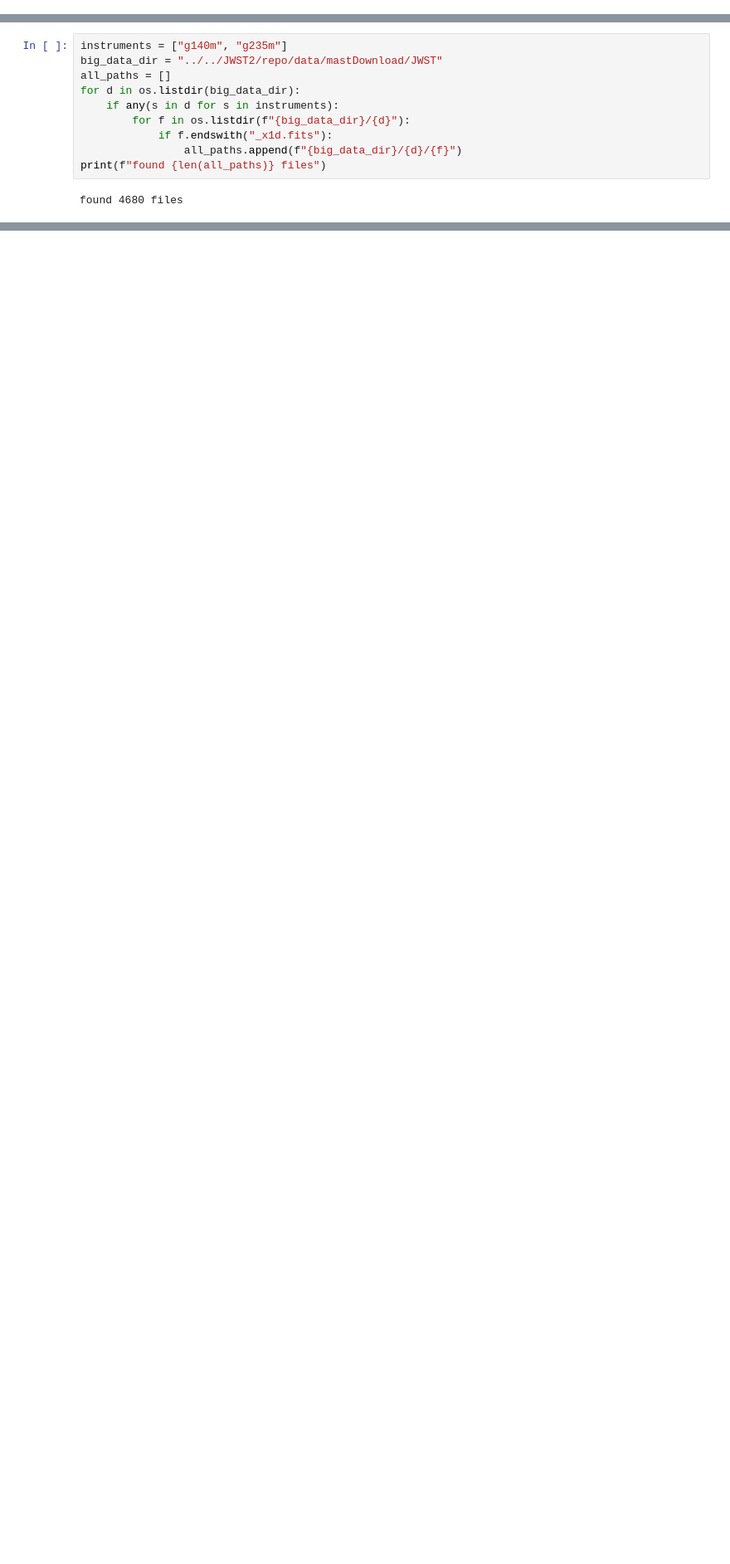
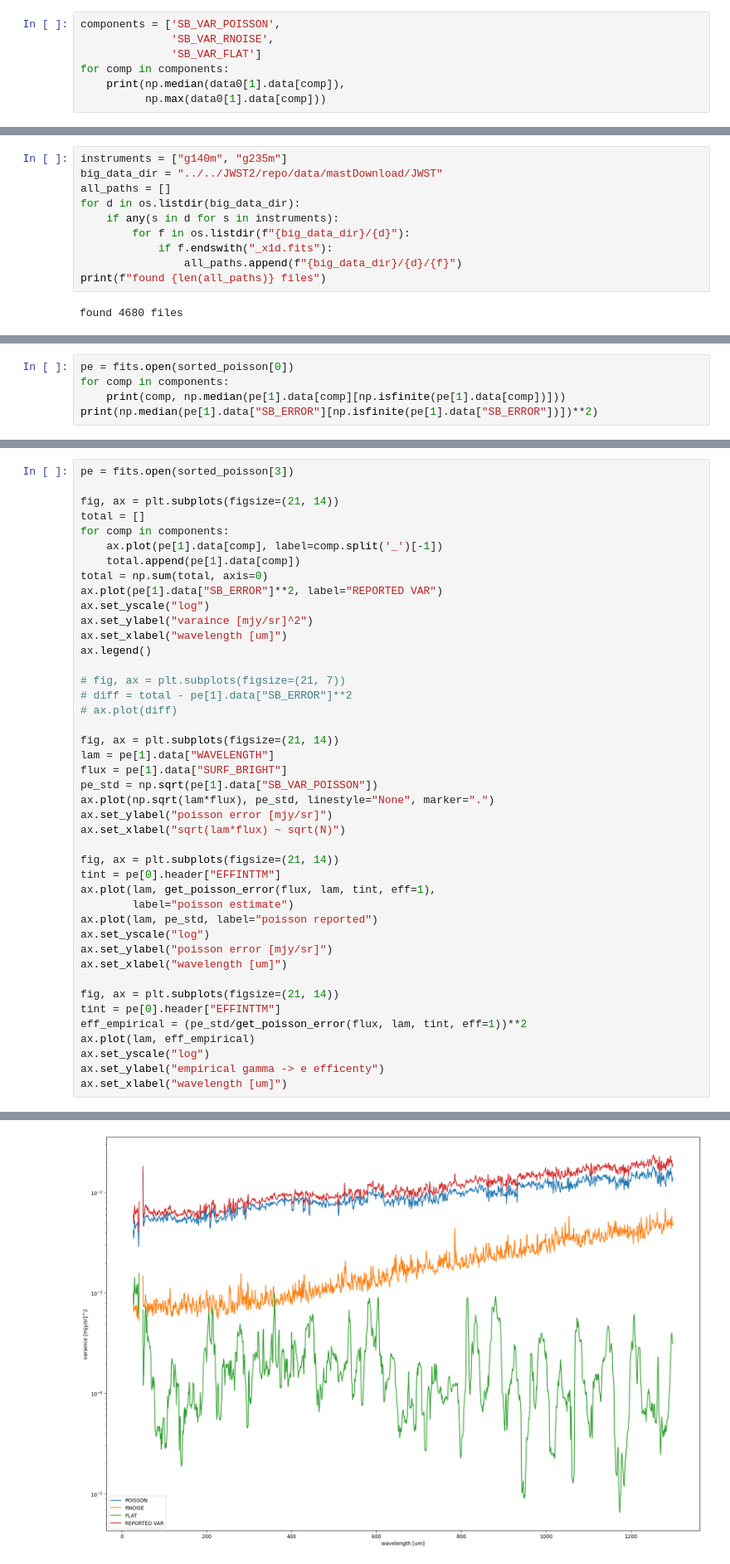
Before and after one commit to rjanish/JWST-DMdecay, a Jupyter notebook: exposure-tests.ipynb, the cells around one changed output, grey strips where cells are left out. Shown at 83% size. Saved outputs shown, nothing was run; the diff lists cells and outputs as text; blank space fills up the shorter version.

```diff
--- a/exposure-tests.ipynb
+++ b/exposure-tests.ipynb
@@ -185,0 +164,7 @@ v.max()
+# %%
+components = ['SB_VAR_POISSON',
+              'SB_VAR_RNOISE',
+              'SB_VAR_FLAT']
+for comp in components:
+    print(np.median(data0[1].data[comp]),
+          np.max(data0[1].data[comp]))
@@ -287,0 +290,5 @@ ax.set_xscale('log')
+# %%
+pe = fits.open(sorted_poisson[0])
+for comp in components:
+    print(comp, np.median(pe[1].data[comp][np.isfinite(pe[1].data[comp])]))
+print(np.median(pe[1].data["SB_ERROR"][np.isfinite(pe[1].data["SB_ERROR"])])**2)
@@ -287,0 +300,44 @@ ax.set_xscale('log')
+# %%
+pe = fits.open(sorted_poisson[3])
+
+fig, ax = plt.subplots(figsize=(21, 14))
+total = []
+for comp in components:
+    ax.plot(pe[1].data[comp], label=comp.split('_')[-1])
+    total.append(pe[1].data[comp])
+total = np.sum(total, axis=0)
+ax.plot(pe[1].data["SB_ERROR"]**2, label="REPORTED VAR")
+ax.set_yscale("log")
+ax.set_ylabel("varaince [mjy/sr]^2")
+ax.set_xlabel("wavelength [um]")
+ax.legend()
+
+# fig, ax = plt.subplots(figsize=(21, 7))
+# diff = total - pe[1].data["SB_ERROR"]**2
+# ax.plot(diff)
+
+fig, ax = plt.subplots(figsize=(21, 14))
+lam = pe[1].data["WAVELENGTH"]
+flux = pe[1].data["SURF_BRIGHT"]
+pe_std = np.sqrt(pe[1].data["SB_VAR_POISSON"])
+ax.plot(np.sqrt(lam*flux), pe_std, linestyle="None", marker=".")
+ax.set_ylabel("poisson error [mjy/sr]")
+ax.set_xlabel("sqrt(lam*flux) ~ sqrt(N)")
+
+fig, ax = plt.subplots(figsize=(21, 14))
+tint = pe[0].header["EFFINTTM"]
+ax.plot(lam, get_poisson_error(flux, lam, tint, eff=1),
+        label="poisson estimate")
+ax.plot(lam, pe_std, label="poisson reported")
+ax.set_yscale("log")
+ax.set_ylabel("poisson error [mjy/sr]")
+ax.set_xlabel("wavelength [um]")
+
+fig, ax = plt.subplots(figsize=(21, 14))
+tint = pe[0].header["EFFINTTM"]
+eff_empirical = (pe_std/get_poisson_error(flux, lam, tint, eff=1))**2
+ax.plot(lam, eff_empirical)
+ax.set_yscale("log")
+ax.set_ylabel("empirical gamma -> e efficenty")
+ax.set_xlabel("wavelength [um]")
+# %% [output]
@@ -287,0 +345 @@ ax.set_xscale('log')
+[figure, added]
```
Also changed, not shown: parts of 20 cells of this notebook, 2 other files.
